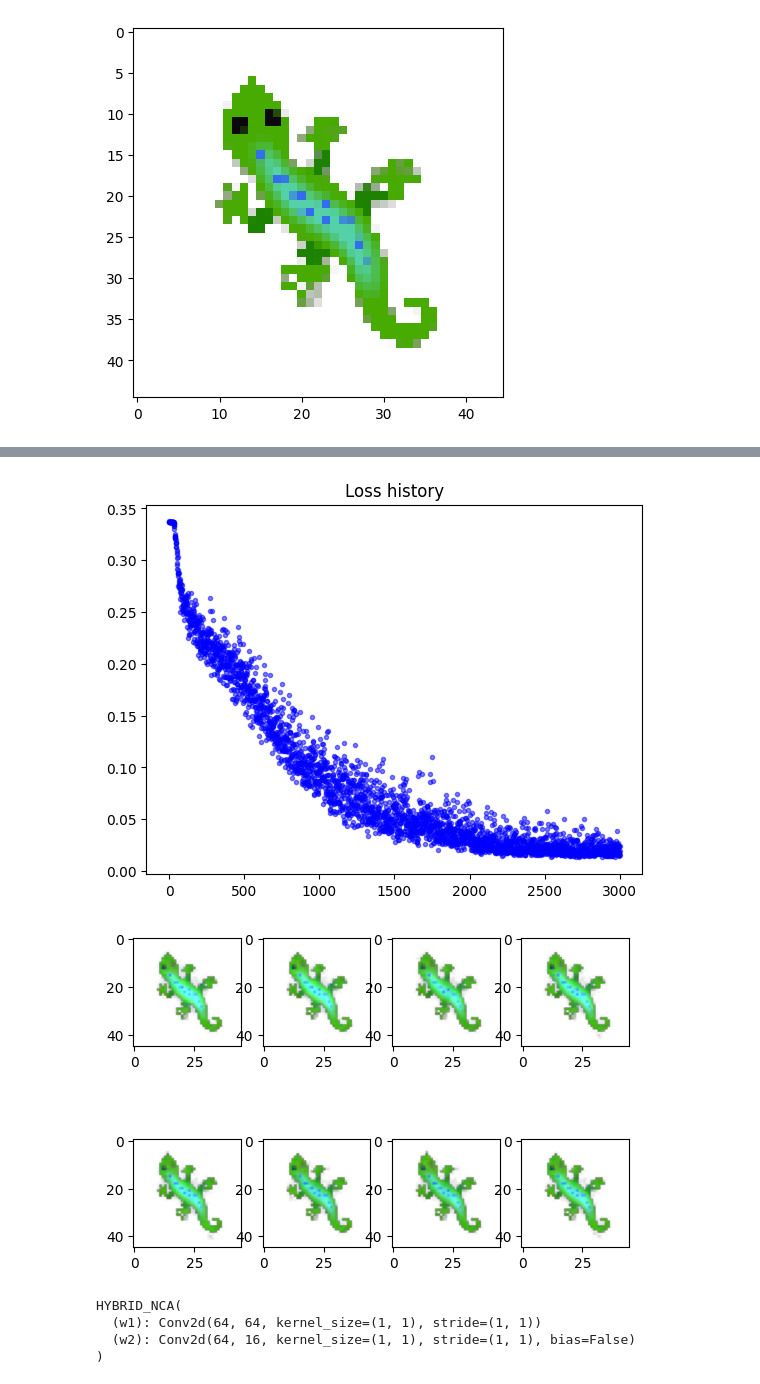
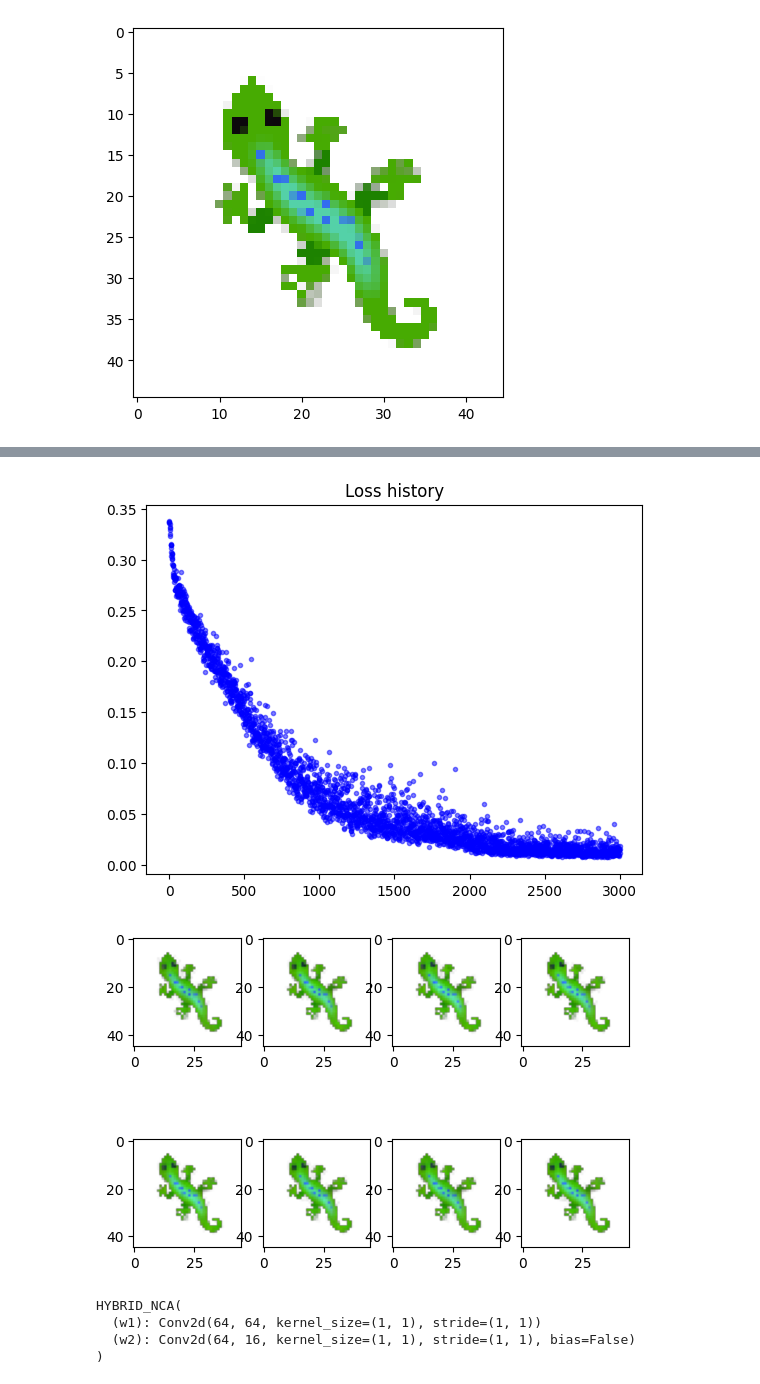
Before and after one commit to lshofsl/Advanced-topics-in-PoD-project-, a Jupyter notebook: ER_NCA.ipynb, the cells around one changed output, grey strips where cells are left out. Saved outputs shown, nothing was run; the diff lists cells and outputs as text; code cells hidden in the pictures.

```diff
--- a/ER_NCA.ipynb
+++ b/ER_NCA.ipynb
@@ -237,7 +237,7 @@ def create_circular_mask(HEIGHT, WIDTH, center_x, center_y, radius, device="cuda
 # %%
 #@title Training { vertical-output: true}
 DAMAGE_N = 0
-lambda_mono = 0.5
+lambda_mono = 0.1
 lambda_drift = 0.5
 K = 10
 
@@ -337,35 +337,35 @@ for i in range(TRAINING_ITERS + 1):
     loss.backward()
     torch.nn.utils.clip_grad_norm_(nca.parameters(), max_norm=1.0)
     optim.step()
     scheduler.step()
 
     # 8. Commit States to Pool
     with torch.no_grad():
         batch.x = x.detach().cpu().numpy()
         batch.commit(steps_taken=T, reset_mask=reset_mask)
 
         # Extended age pruning threshold
         if i % 50 == 0:
             pool.prune_old_states(max_age=500, seed_np=seed_np)
 
     # Logging
     loss_log.append(loss_recon.detach().item())
 
     if i % 100 == 0:
         print(f"Training iter {i}, loss = {loss.item():.5f}")
         plt.clf()
         clear_output()
         plt.figure(1, figsize=(10, 4))
         plt.title('Loss history')
         plt.plot(loss_log, '.', alpha=0.5, color="b")
         utils.show_batch(x[-8:])  # Display mature states from batch
         plt.show(block=False)
         plt.pause(0.01)
 
         torch.save(nca.state_dict(), "Trained_models/" + name + ".pth")
 # %% [output]
-[figure, old version]
+[figure, new version]
-[figure, old version]
+[figure, new version]
 # %%
 del nca
 del optim
```
Also changed, not shown: parts of 8 cells of this notebook.
